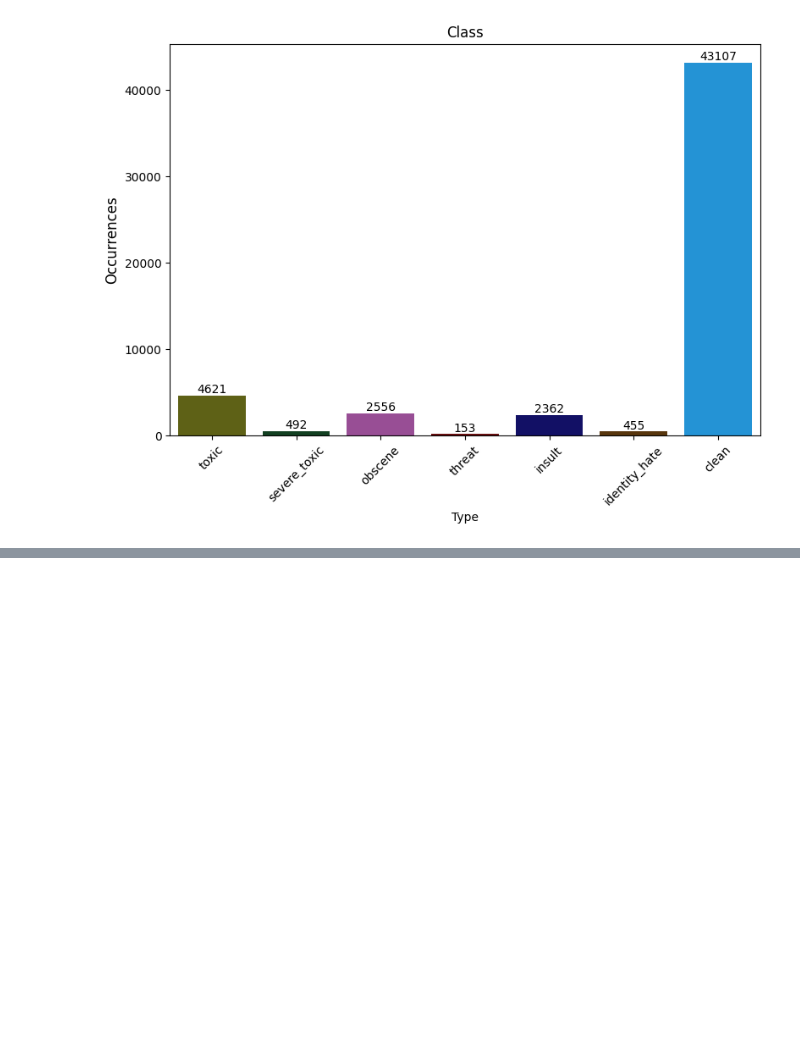
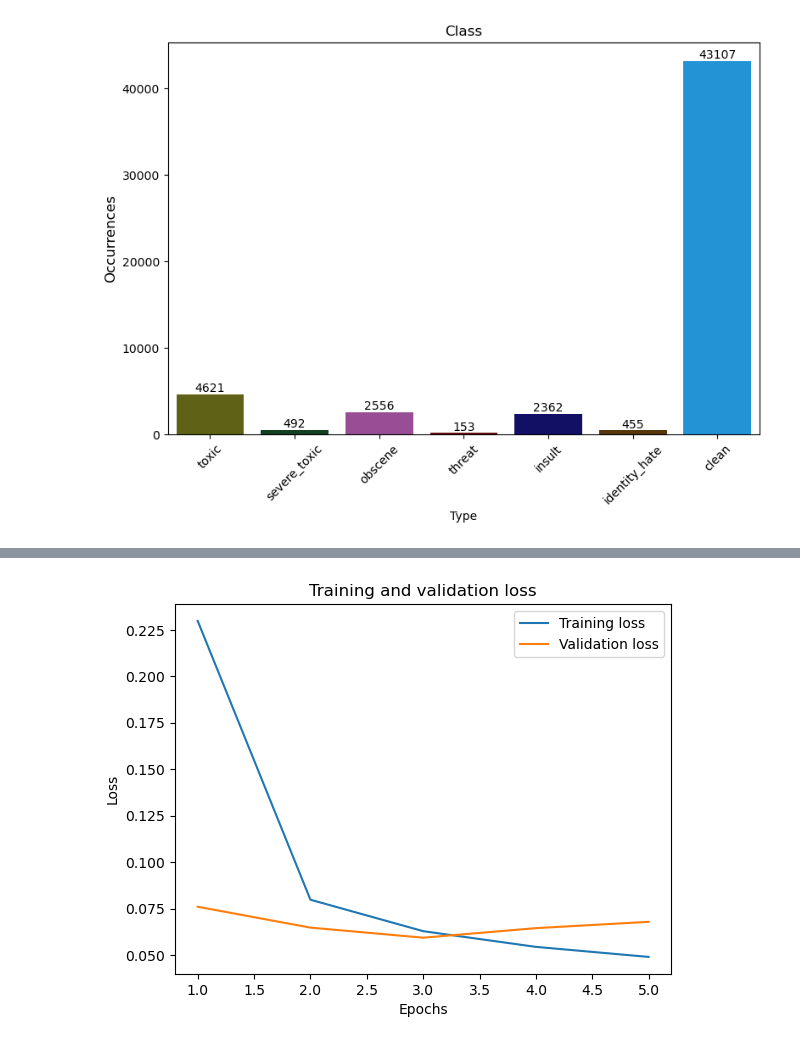
Before and after one commit to Ebzz12/CAB420-Group-Assignment-, a Jupyter notebook: toxic_classification.ipynb, the cells around one changed output, grey strips where cells are left out. Cells and saved outputs as stored; diff of their text form; code cells hidden in the pictures; blank space fills up the shorter version.

```diff
--- a/toxic_classification.ipynb
+++ b/toxic_classification.ipynb
@@ -382,0 +368,19 @@ plt.show()
+# %%
+from tensorflow.keras.layers import GRU, Dense, Dropout, Input, Embedding, GlobalMaxPool1D
+from tensorflow.keras.models import Model
+
+inp = Input(shape=(int(max_length/2), ))
+x = Embedding(max_words, 128)(inp)
+x = GRU(64, return_sequences=True, name='gru_layer')(x)  # Replace LSTM with GRU
+x = GlobalMaxPool1D()(x)
+x = Dropout(0.5)(x)
+x = Dense(32, activation="relu")(x)
+x = Dropout(0.5)(x)
+x = Dense(16, activation="relu")(x)
+x = Dropout(0.5)(x)
+x = Dense(6, activation='sigmoid')(x)
+
+model = Model(inputs=inp, outputs=x)
+
+print(model.summary())
+model.compile('adam', 'binary_crossentropy', metrics=['accuracy'])
@@ -382,0 +405,5 @@ plt.show()
+# %%
+history = model.fit(train_padded_X, train_Y,
+          batch_size= 128,
+          epochs=5,
+          validation_data= [val_padded_X, val_Y])
@@ -382,0 +421,15 @@ plt.show()
+# %%
+loss = history.history['loss']
+val_loss = history.history['val_loss']
+
+epochs = range(1, len(loss)+1)
+
+plt.plot(epochs, loss, label='Training loss')
+plt.plot(epochs, val_loss, label='Validation loss')
+plt.title('Training and validation loss')
+plt.xlabel('Epochs')
+plt.ylabel('Loss')
+plt.legend()
+plt.show();
+# %% [output]
+[figure, added]
```
Also changed, not shown: parts of 20 cells of this notebook, 6 other files.
